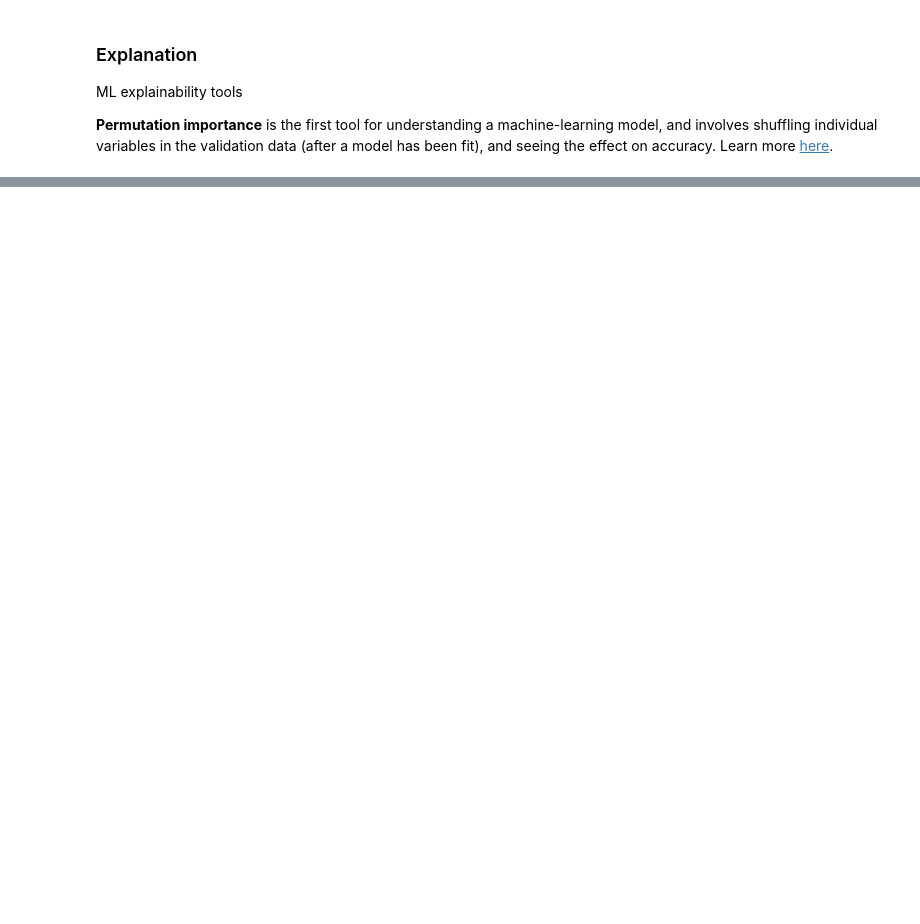
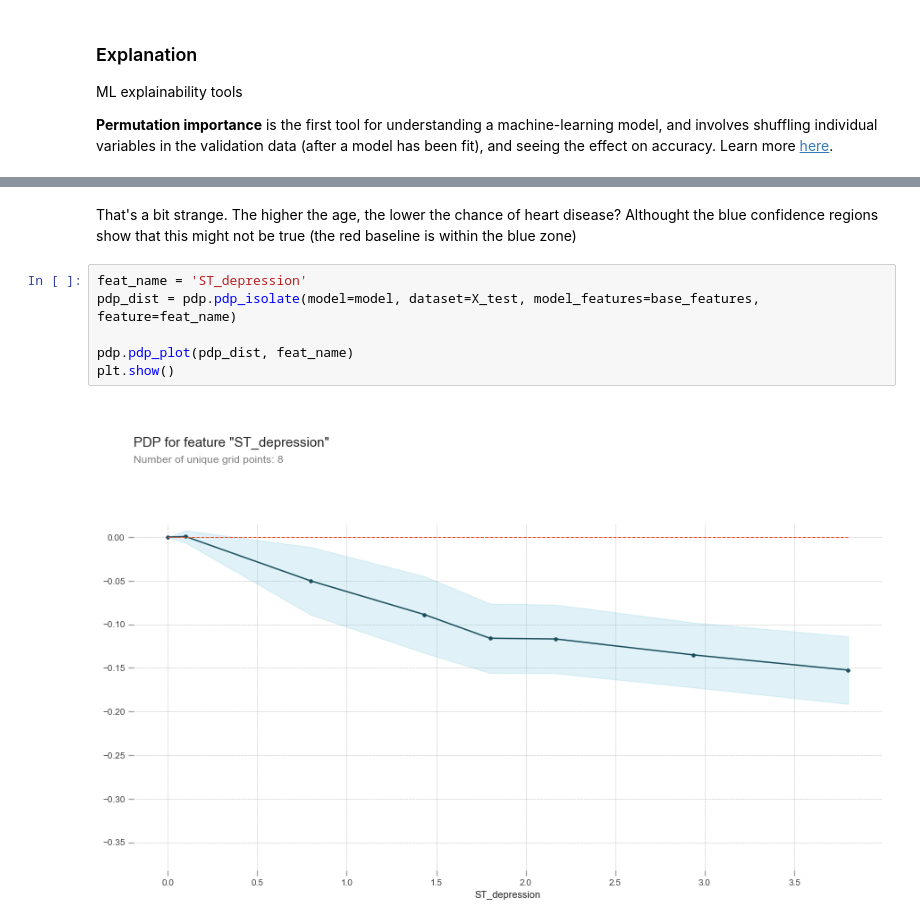
Before and after one commit to constantimi/Machine-Learning-Fundamentals, a Jupyter notebook: Heart Disease UCI/Heart Disease .ipynb, the cells around one changed output, grey strips where cells are left out. Drawn from its saved outputs; the diff is of its cells as text; blank space fills up the shorter version.

```diff
--- a/Heart Disease UCI/Heart Disease .ipynb
+++ b/Heart Disease UCI/Heart Disease .ipynb
@@ -893,0 +952,10 @@ eli5.show_weights(perm, feature_names = X_test.columns.tolist())
+# %% [markdown]
+That's a bit strange. The higher the age, the lower the chance of heart disease? Althought the blue confidence regions show that this might not be true (the red baseline is within the blue zone)
+# %%
+feat_name = 'ST_depression'
+pdp_dist = pdp.pdp_isolate(model=model, dataset=X_test, model_features=base_features, feature=feat_name)
+
+pdp.pdp_plot(pdp_dist, feat_name)
+plt.show()
+# %% [output]
+[figure, added]
```
Also changed, not shown: parts of 41 cells of this notebook, 1 other file.
